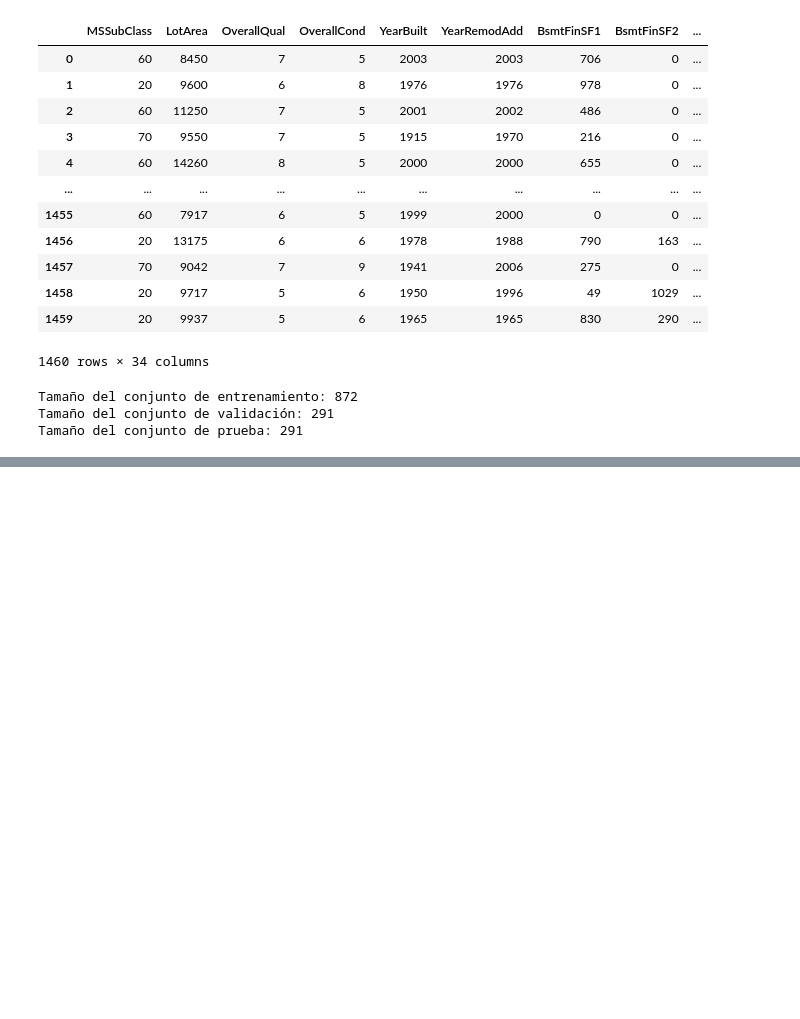
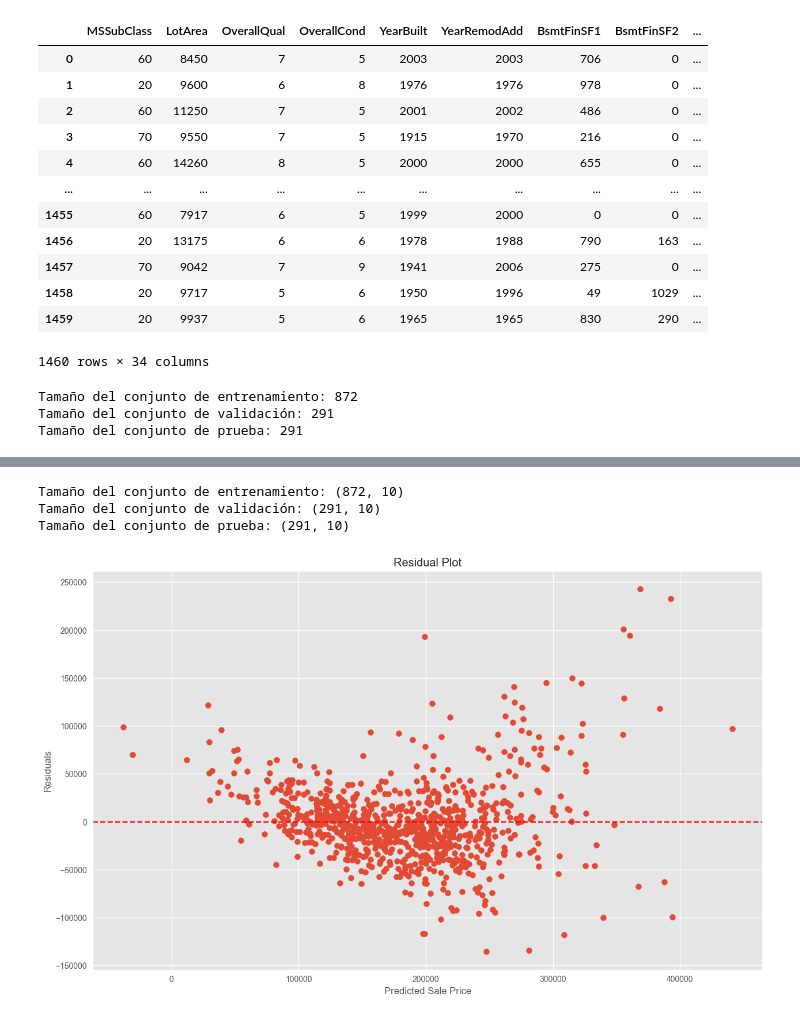
Before and after one commit to estebandonis/HT3-MineriadeDatos, a Jupyter notebook: lab3.ipynb, the cells around one changed output, grey strips where cells are left out. Drawn from its saved outputs; the diff is of its cells as text; code cells hidden in the pictures; blank space fills up the shorter version.

```diff
--- a/lab3.ipynb
+++ b/lab3.ipynb
@@ -239,0 +290,49 @@ strong multicollinearity or other numerical problems.
+# %%
+# 9 y 10
+# Eliminamos las variables con VIF alto
+X=numeric
+X = numeric.drop(["SalePrice", "YearRemodAdd", "YrSold",  "GrLivArea", "TotalBsmtSF", "BsmtFinSF1","1stFlrSF"], axis=1)
+y = numeric["SalePrice"]
+
+# Juntar OverQual y OverCond (promedio)
+
+X["OverallQualCond"] = (X["OverallQual"] + X["OverallCond"]) / 2
+X = X.drop(["OverallQual", "OverallCond"], axis=1)
+
+# Dividir los datos en conjunto de entrenamiento y prueba (80% entrenamiento, 20% prueba)
+X_train, X_test, y_train, y_test = train_test_split(X, y, test_size=0.2, random_state=42)
+
+# Si no, se puede dividir aún más el conjunto de prueba para tener un conjunto de validación separado
+X_train, X_val, y_train, y_val = train_test_split(X_train, y_train, test_size=0.25, random_state=42)  # División 80/20 entre entrenamiento y validación
+
+# Imprimir los tamaños de los conjuntos resultantes
+print("Tamaño del conjunto de entrenamiento:",  X_train.shape)
+print("Tamaño del conjunto de validación:",  X_val.shape)
+print("Tamaño del conjunto de prueba:" ,X_test.shape)
+
+# Añadir una constante para el término de intercepción
+X_train_const = sm.add_constant(X_train)
+
+# Modelo de regresión lineal
+model = sm.OLS(y_train, X_train_const).fit()
+
+# print(model.summary())
+
+#graficar residuos
+# Calcular los residuos
+residuals = y_train - model.predict(X_train_const)
+
+# Crear la gráfica de residuos
+plt.scatter(model.predict(X_train_const), residuals)
+plt.axhline(y=0, color='red', linestyle='--')
+plt.xlabel('Predicted Sale Price')
+plt.ylabel('Residuals')
+plt.title('Residual Plot')
+
+
+plt.show()
+# %% [output]
+Tamaño del conjunto de entrenamiento: (872, 10)
+Tamaño del conjunto de validación: (291, 10)
+Tamaño del conjunto de prueba: (291, 10)
+[figure, added]
```
Also changed, not shown: parts of 9 cells of this notebook.
